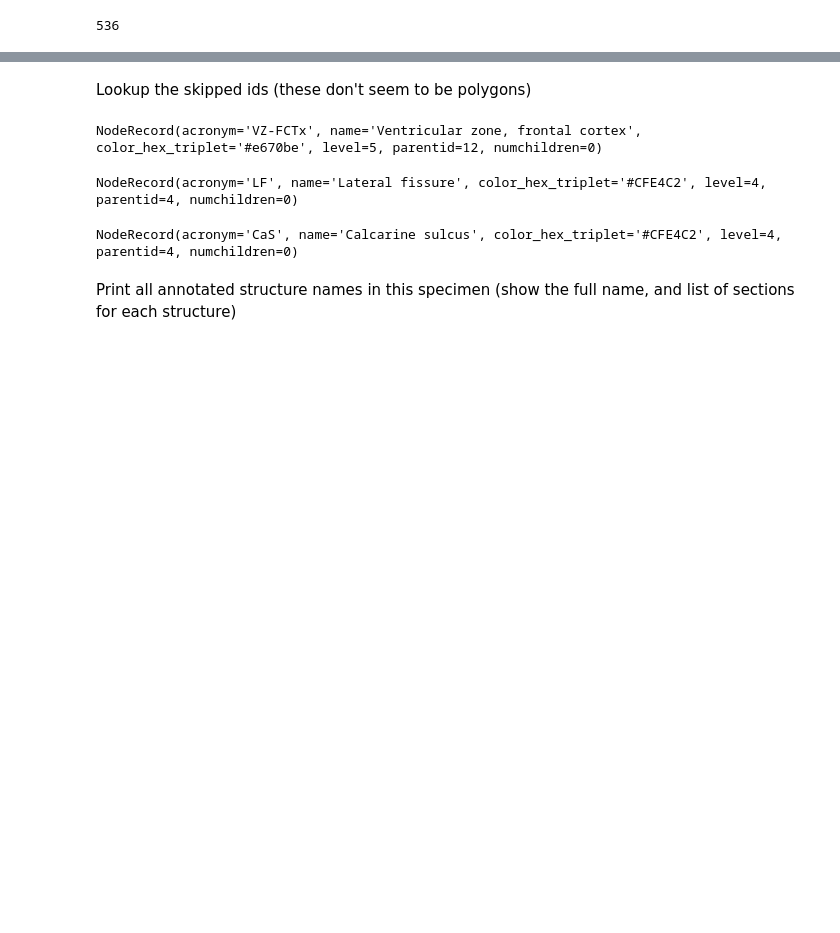
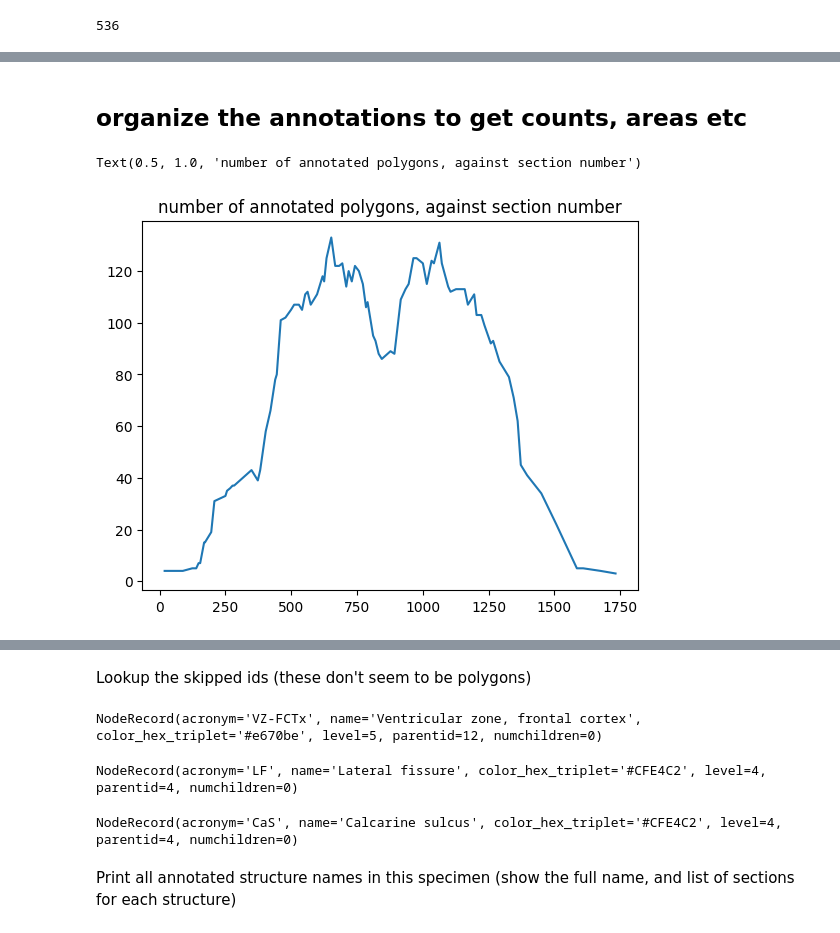
Before and after one commit to SGBC-IITM/DHARANI_data_tutorial, a Jupyter notebook: notebooks/dharani_annotation_stats.ipynb, the cells around one changed output, grey strips where cells are left out. Saved outputs shown, nothing was run; the diff lists cells and outputs as text; code cells hidden in the pictures; blank space fills up the shorter version.

```diff
--- a/notebooks/dharani_annotation_stats.ipynb
+++ b/notebooks/dharani_annotation_stats.ipynb
@@ -41,0 +63,2 @@ sec 2542 - skipped 117 (geomtype LineString!='Polygon')
+# %% [markdown]
+## organize the annotations to get counts, areas etc
@@ -41,0 +70,22 @@ sec 2542 - skipped 117 (geomtype LineString!='Polygon')
+# %%
+sections = set()
+cntlist  = defaultdict(dict)
+
+for oid in annotations_by_ontoid:
+    seclist = sorted(list(annotations_by_ontoid[oid].keys()))
+    sections=sections.union(set(seclist))
+    for sec in seclist:
+        geom = annotations_by_ontoid[oid][sec]
+        if geom.geom_type=='MultiPolygon':
+            cnt = len(geom.geoms)
+        else:
+            cnt = 1
+        cntlist[sec][oid]=cnt
+# %%
+X = sorted(cntlist.keys())
+Y = [len(cntlist[x]) for x in X]
+plt.plot(X,Y)
+plt.title('number of annotated polygons, against section number')
+# %% [output]
+Text(0.5, 1.0, 'number of annotated polygons, against section number')
+[figure, added]
```
Also changed, not shown: parts of 52 cells of this notebook, 2 other files.
